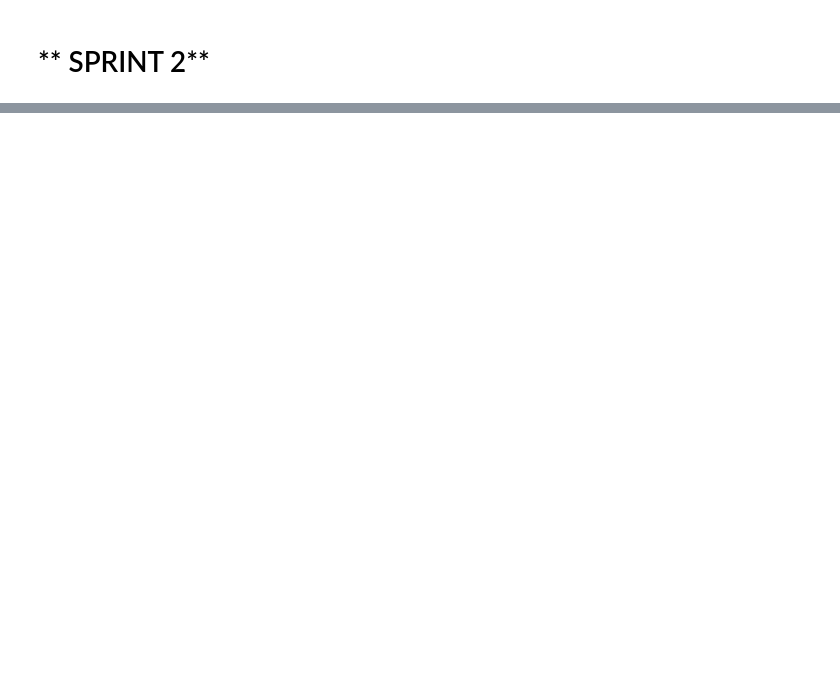
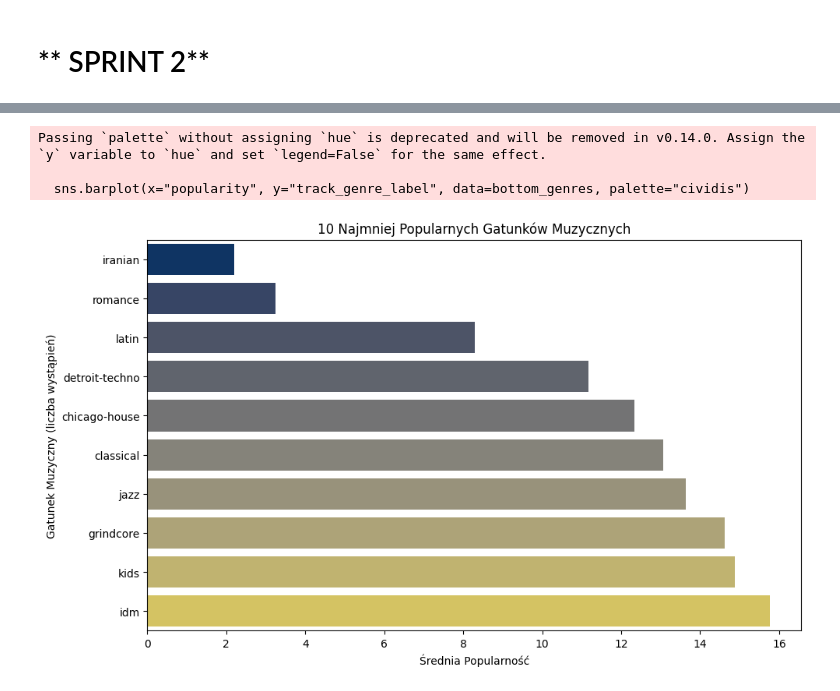
Before and after one commit to robsmokos/Projekt_Zlozony_v3, a Jupyter notebook: Projekt_Zlozony_3.ipynb, the cells around one changed output, grey strips where cells are left out. Cells and saved outputs as stored; diff of their text form; code cells hidden in the pictures; blank space fills up the shorter version.

```diff
--- a/Projekt_Zlozony_3.ipynb
+++ b/Projekt_Zlozony_3.ipynb
@@ -332,0 +365,26 @@ Analiza rozkładu zmiennych kategorycznych:
+# %%
+# Grupowanie danych według gatunku i obliczenie średniej popularności oraz liczby wystąpień
+bottom_genres = data.groupby("track_genre", as_index=False).agg(
+    popularity=("popularity", "mean"),
+    count=("track_genre", "size")
+).sort_values(by="popularity", ascending=True).head(10)
+
+# Tworzenie nowej kolumny z opisami w formacie "gatunek (x wystąpień)"
+bottom_genres["track_genre_label"] = bottom_genres["track_genre"]
+# Tworzenie wykresu
+plt.figure(figsize=(10, 6))
+sns.barplot(x="popularity", y="track_genre_label", data=bottom_genres, palette="cividis")
+
+# Dodanie tytułów i etykiet w języku polskim
+plt.title("10 Najmniej Popularnych Gatunków Muzycznych", fontsize=12)
+plt.xlabel("Średnia Popularność", fontsize=10)
+plt.ylabel("Gatunek Muzyczny (liczba wystąpień)", fontsize=10)
+
+# Dopasowanie układu
+plt.tight_layout()
+plt.show()
+# %% [output]
+Passing `palette` without assigning `hue` is deprecated and will be removed in v0.14.0. Assign the `y` variable to `hue` and set `legend=False` for the same effect.
+
+  sns.barplot(x="popularity", y="track_genre_label", data=bottom_genres, palette="cividis")
+[figure, added]
```
Also changed, not shown: parts of 6 cells of this notebook.
